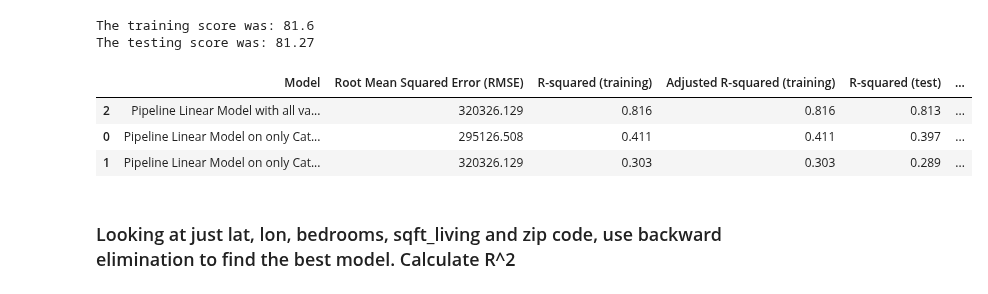
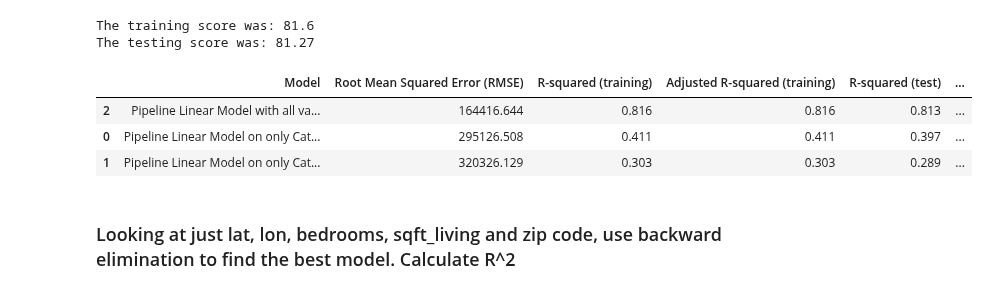
Before and after one commit to DuncanFerguson/GITHUB_REPOSITORY, a Jupyter notebook: DU_MSDS/Data Science Tools 2/HW8/homework8_Duncan_Ferguson.ipynb, the cells around one changed output. Drawn from its saved outputs; the diff is of its cells as text; code cells hidden in the pictures.

```diff
--- a/DU_MSDS/Data Science Tools 2/HW8/homework8_Duncan_Ferguson.ipynb
+++ b/DU_MSDS/Data Science Tools 2/HW8/homework8_Duncan_Ferguson.ipynb
@@ -416,29 +416,29 @@ The training score was: 81.6
 The testing score was: 81.27
 # %%
 #Let's calculate the Root Mean Squared Error on the test data
-pred3 = pipe2.predict(X_test3)
+pred3 = pipe3.predict(X_test3)
 
 # Calculating the RMSE
 rmse3 = float(format(np.sqrt(metrics.mean_squared_error(Y_test3, pred3)),'.3f'))
 
 # Calculating R-squared value for the training data set :
 rtr3 = float(format(pipe3.score(X_train3, Y_train3),'.3f'))
 
 # Calculating the adjusted R-squared value for the training data set :
 artr3 = float(format(adjustedR2(pipe3.score(X_train3, Y_train3), X_train3.shape[0],len(df.columns)-1),'.3f'))
 
 # Calculating the R-squared value for the test data set :
 rte3 = float(format(pipe3.score(X_test3, Y_test3),'.3f'))
 
 # Calculating the adjusted R-squared value for the test data set :
 arte3 = float(format(adjustedR2(pipe3.score(X_test3, Y_test3), X_test3.shape[0],len(df.columns)-1),'.3f'))
 
 r = evaluation.shape[0]
 evaluation.loc[r] = ['Pipeline Linear Model with all variables, zip+lon+lat as cat',rmse3, rtr3, artr3, rte3, arte3]
 evaluation.sort_values(by = 'R-squared (test)', ascending=False)
 # %% [output]
 |  | Model | Root Mean Squared Error (RMSE) | R-squared (training) | Adjusted R-squared (training) | R-squared (test) | ... |
-| 2 | Pipeline Linear Model with all va... | 320326.129 | 0.816 | 0.816 | 0.813 | ... |
+| 2 | Pipeline Linear Model with all va... | 164416.644 | 0.816 | 0.816 | 0.813 | ... |
 | 0 | Pipeline Linear Model on only Cat... | 295126.508 | 0.411 | 0.411 | 0.397 | ... |
 | 1 | Pipeline Linear Model on only Cat... | 320326.129 | 0.303 | 0.303 | 0.289 | ... |
 # %% [markdown]
```
Also changed, not shown: parts of 8 cells of this notebook.
